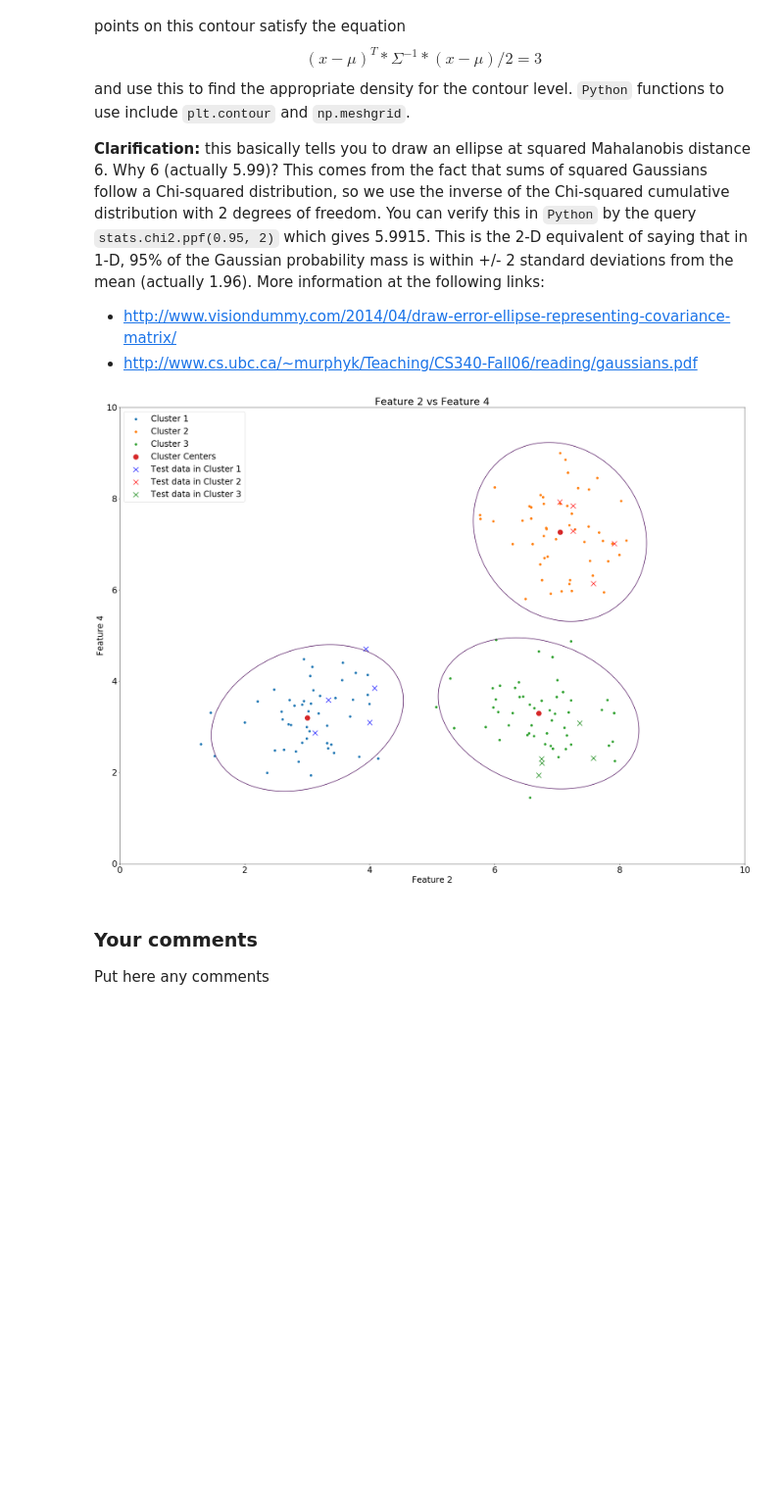
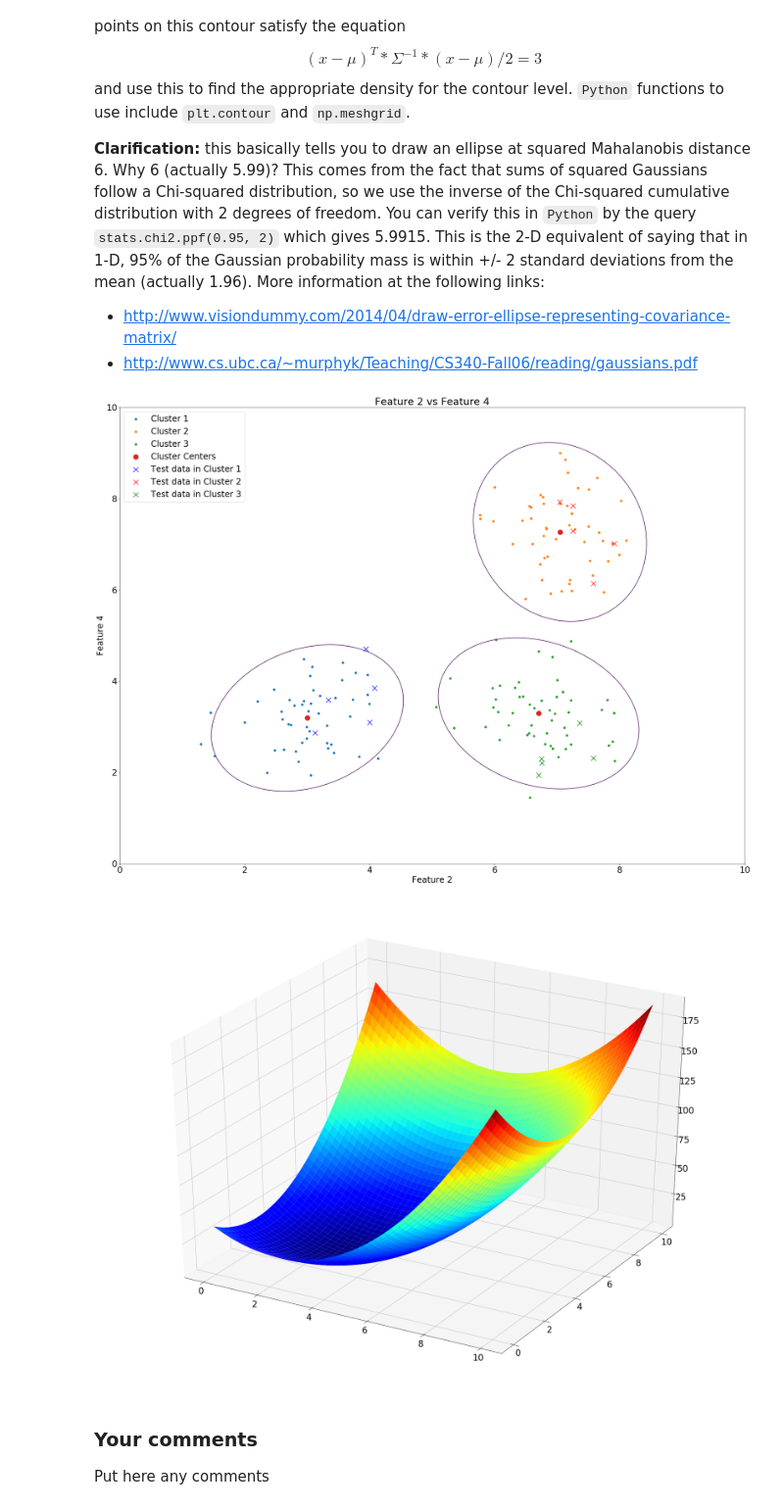
Before and after one commit to ainsleyrutterford/Clustering-and-Classifying-Data, a Jupyter notebook: cw1.ipynb, the cells around one changed output. Shown at 98% size. Saved outputs shown, nothing was run; the diff lists cells and outputs as text; code cells hidden in the pictures; blank space fills up the shorter version.

Commit message:
added 3d plot for fun

```diff
--- a/cw1.ipynb
+++ b/cw1.ipynb
@@ -267,33 +270,38 @@ for i in range(200):
     for j in range(200):
         dist1[i,j] = getprob(X[i,j], Y[i,j], u1, C1)
         dist2[i,j] = getprob(X[i,j], Y[i,j], u2, C2)
         dist3[i,j] = getprob(X[i,j], Y[i,j], u3, C3)
 
 fig = plt.figure()
 ax = fig.add_subplot(111)
 
 ax.set_title('Feature 2 vs Feature 4')
 ax.set_xlabel('Feature 2')
 ax.set_ylabel('Feature 4')
 
 plt.contour(X, Y, dist1, [5.9915])
 plt.contour(X, Y, dist2, [5.9915])
 plt.contour(X, Y, dist3, [5.9915])
 
 ax.scatter(cluster1[:,0], cluster1[:,1], label='Cluster 1')
 ax.scatter(cluster2[:,0], cluster2[:,1], label='Cluster 2')
 ax.scatter(cluster3[:,0], cluster3[:,1], label='Cluster 3')
 ax.scatter(cluster_centers[:,0], cluster_centers[:,1], s=200, label='Cluster Centers')
 ax.scatter(test_cluster1[:,0], test_cluster1[:,1], s=200, marker='x', c='b', label='Test data in Cluster 1')
 ax.scatter(test_cluster2[:,0], test_cluster2[:,1], s=200, marker='x', c='r', label='Test data in Cluster 2')
 ax.scatter(test_cluster3[:,0], test_cluster3[:,1], s=200, marker='x', c='g', label='Test data in Cluster 3')
 ax.legend(loc='upper left')
 ax.set_xlim([0,10])
 ax.set_ylim([0,10])
 
+fig2 = plt.figure()
+ax2 = fig2.add_subplot(111, projection='3d')
+ax2.plot_surface(X, Y, dist1, cmap=cm.jet)
+
 plt.show()
 # %% [output]
 [figure]
+[figure, added]
 # %% [markdown]
 ### Your comments ###
 
```
Also changed, not shown: parts of 2 cells of this notebook.
